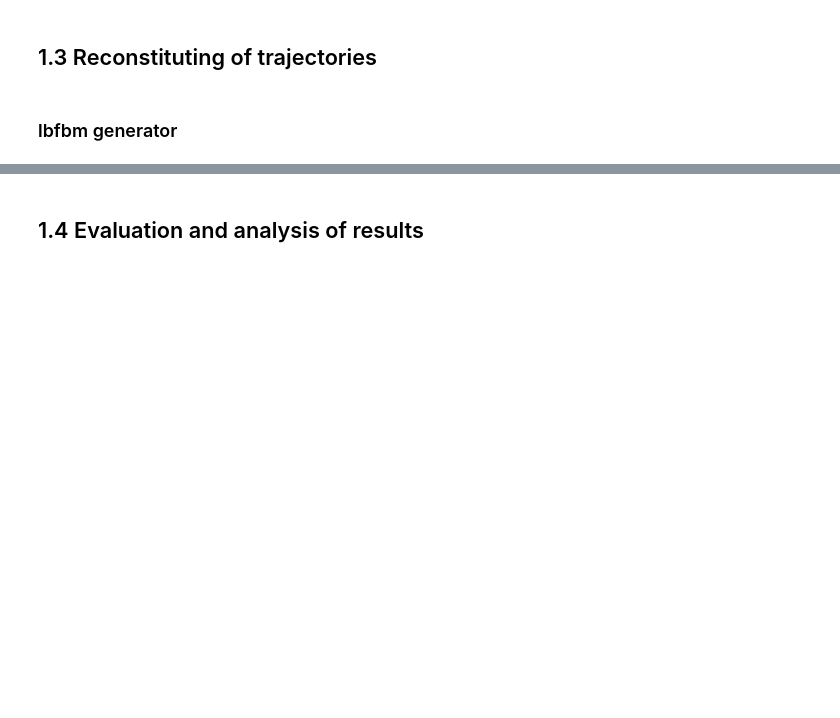
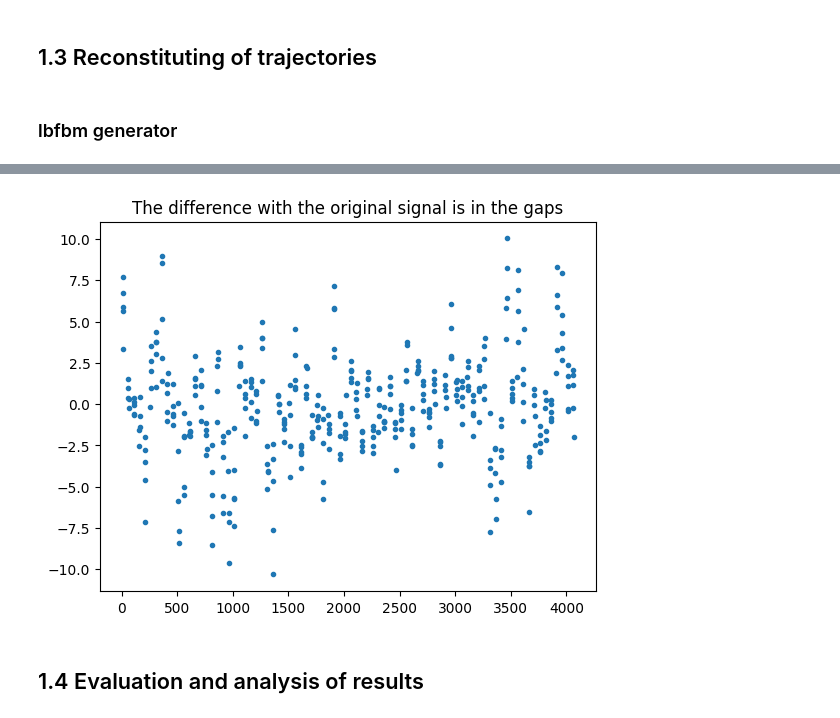
Before and after one commit to Digiratory/StatTools, a Jupyter notebook: research/data_recovery.ipynb, the cells around one changed output, grey strips where cells are left out. Saved outputs shown, nothing was run; the diff lists cells and outputs as text; code cells hidden in the pictures; blank space fills up the shorter version.

```diff
--- a/research/data_recovery.ipynb
+++ b/research/data_recovery.ipynb
@@ -229,2 +274,9 @@ plt.show()
+# %%
+x = signal_ds[0] - filtered_values
+plt.plot(np.where(x != 0, x, np.nan), ".")
+plt.title("The difference with the original signal is in the gaps")
+plt.show()
+# %% [output]
+[figure, added]
 # %% [markdown]
 ## 1.4 Evaluation and analysis of results
```
Also changed, not shown: parts of 14 cells of this notebook, 3 other files.
